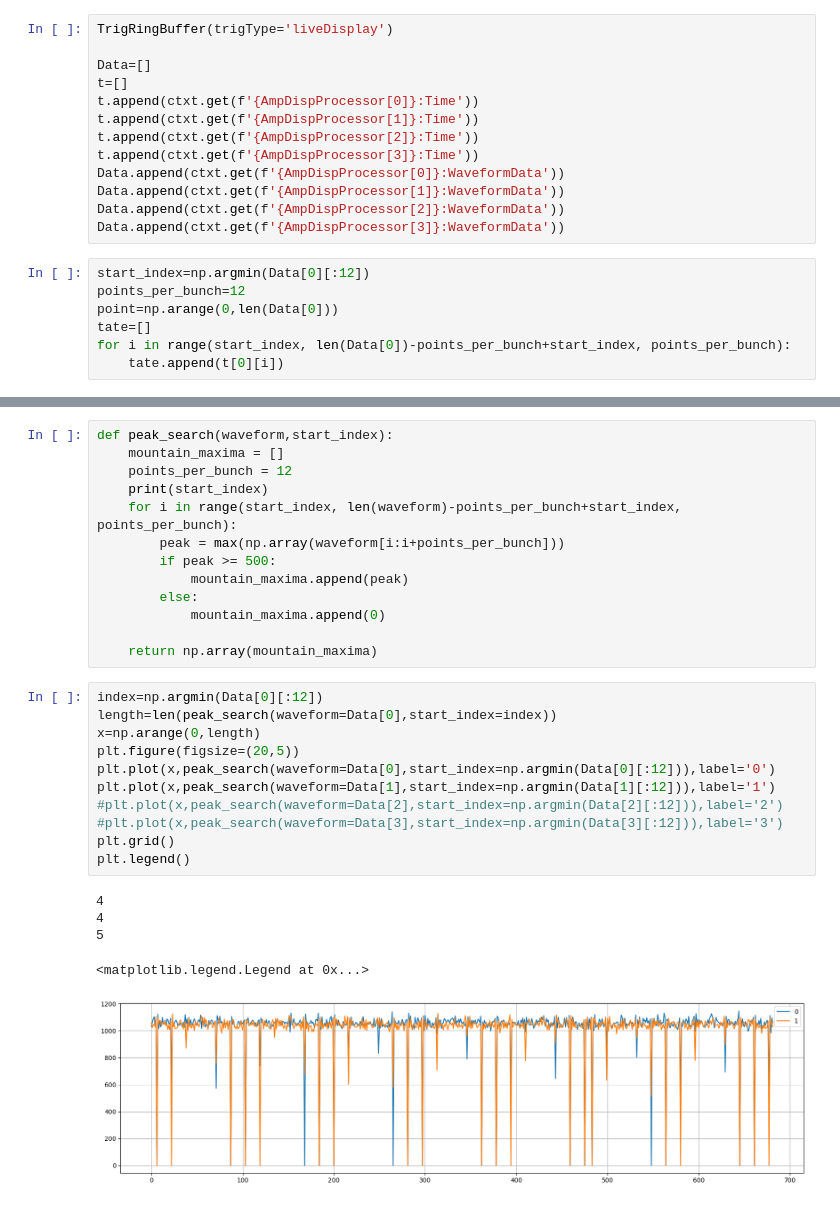
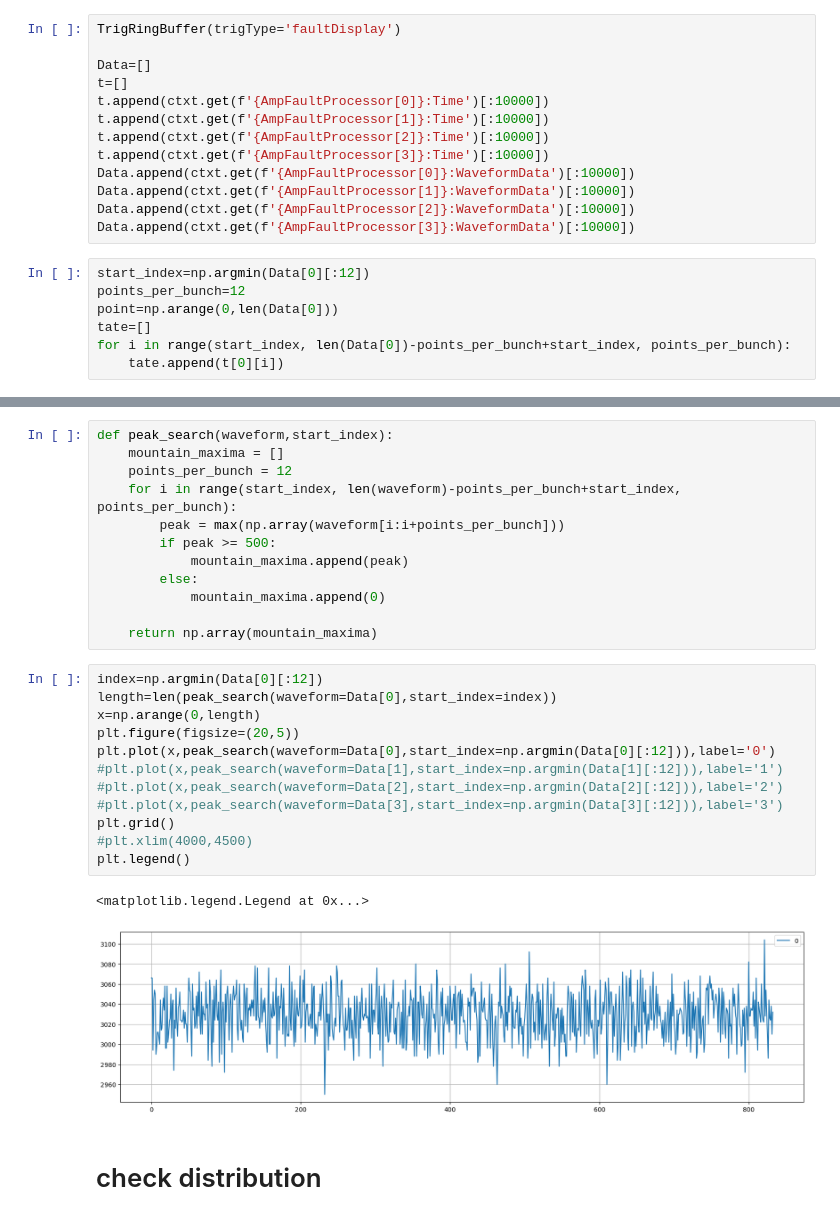
Before and after one commit to slaclab/kek-bpm-rfsoc-dev, a Jupyter notebook: software/notebooks/peaksearch_debug.ipynb, the cells around one changed output, grey strips where cells are left out. Cells and saved outputs as stored; diff of their text form.

```diff
--- a/software/notebooks/peaksearch_debug.ipynb
+++ b/software/notebooks/peaksearch_debug.ipynb
@@ -115,16 +107,16 @@ TimeoutError:
 # %%
-TrigRingBuffer(trigType='liveDisplay')
+TrigRingBuffer(trigType='faultDisplay')
 
 Data=[]
 t=[]
-t.append(ctxt.get(f'{AmpDispProcessor[0]}:Time'))
-t.append(ctxt.get(f'{AmpDispProcessor[1]}:Time'))
-t.append(ctxt.get(f'{AmpDispProcessor[2]}:Time'))
-t.append(ctxt.get(f'{AmpDispProcessor[3]}:Time'))
-Data.append(ctxt.get(f'{AmpDispProcessor[0]}:WaveformData'))
-Data.append(ctxt.get(f'{AmpDispProcessor[1]}:WaveformData'))
-Data.append(ctxt.get(f'{AmpDispProcessor[2]}:WaveformData'))
-Data.append(ctxt.get(f'{AmpDispProcessor[3]}:WaveformData'))
+t.append(ctxt.get(f'{AmpFaultProcessor[0]}:Time')[:10000])
+t.append(ctxt.get(f'{AmpFaultProcessor[1]}:Time')[:10000])
+t.append(ctxt.get(f'{AmpFaultProcessor[2]}:Time')[:10000])
+t.append(ctxt.get(f'{AmpFaultProcessor[3]}:Time')[:10000])
+Data.append(ctxt.get(f'{AmpFaultProcessor[0]}:WaveformData')[:10000])
+Data.append(ctxt.get(f'{AmpFaultProcessor[1]}:WaveformData')[:10000])
+Data.append(ctxt.get(f'{AmpFaultProcessor[2]}:WaveformData')[:10000])
+Data.append(ctxt.get(f'{AmpFaultProcessor[3]}:WaveformData')[:10000])
 # %%
 start_index=np.argmin(Data[0][:12])
 points_per_bunch=12
@@ -184,7 +142,6 @@ def old_peak_search(waveform,threshold):
 def peak_search(waveform,start_index):
     mountain_maxima = []
     points_per_bunch = 12
-    print(start_index)
     for i in range(start_index, len(waveform)-points_per_bunch+start_index, points_per_bunch):
         peak = max(np.array(waveform[i:i+points_per_bunch]))
         if peak >= 500:
@@ -196,17 +153,17 @@ def peak_search(waveform,start_index):
 # %%
 index=np.argmin(Data[0][:12])
 length=len(peak_search(waveform=Data[0],start_index=index))
 x=np.arange(0,length)
 plt.figure(figsize=(20,5))
 plt.plot(x,peak_search(waveform=Data[0],start_index=np.argmin(Data[0][:12])),label='0')
-plt.plot(x,peak_search(waveform=Data[1],start_index=np.argmin(Data[1][:12])),label='1')
+#plt.plot(x,peak_search(waveform=Data[1],start_index=np.argmin(Data[1][:12])),label='1')
 #plt.plot(x,peak_search(waveform=Data[2],start_index=np.argmin(Data[2][:12])),label='2')
 #plt.plot(x,peak_search(waveform=Data[3],start_index=np.argmin(Data[3][:12])),label='3')
 plt.grid()
+#plt.xlim(4000,4500)
 plt.legend()
 # %% [output]
-4
-4
-5
+<matplotlib.legend.Legend at 0x...>
-<matplotlib.legend.Legend at 0x...>
-[figure, old version]
+[figure, new version]
+# %% [markdown]
+# check distribution
```
Also changed, not shown: parts of 14 cells of this notebook.
